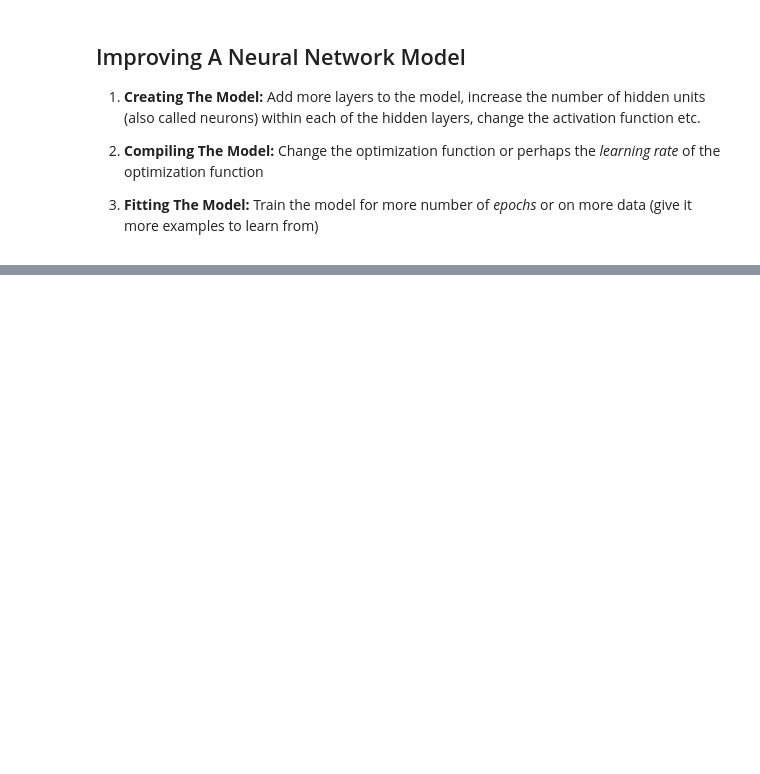
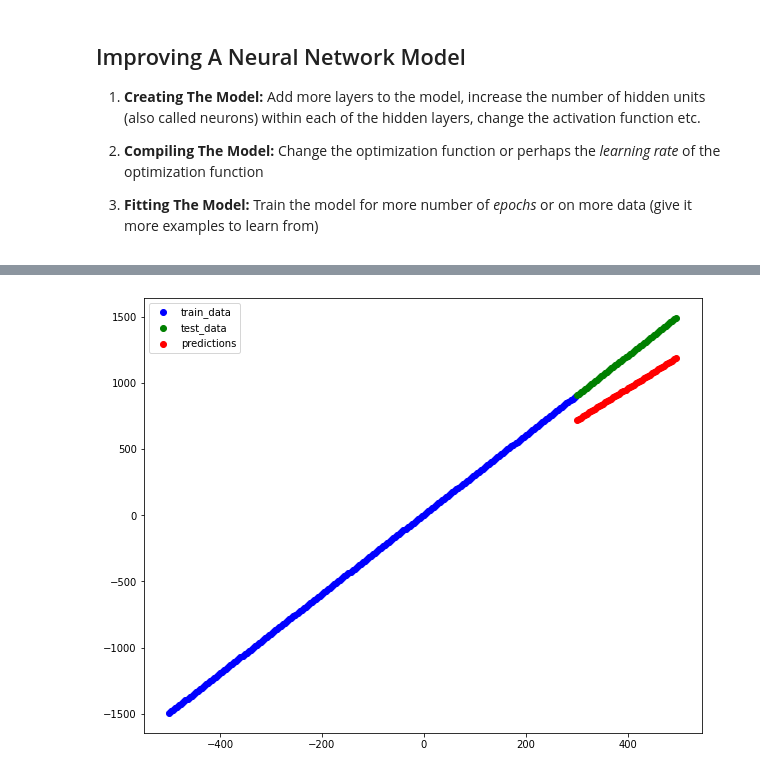
Before and after one commit to enigma6174/tensorflow-learn, a Jupyter notebook: regression/introduction_to_regression.ipynb, the cells around one changed output, grey strips where cells are left out. Drawn from its saved outputs; the diff is of its cells as text; code cells hidden in the pictures; blank space fills up the shorter version.

```diff
--- a/regression/introduction_to_regression.ipynb
+++ b/regression/introduction_to_regression.ipynb
@@ -271,0 +341,2 @@ array([[54.06441 ],
+# %%
+model.fit(x_train, y_train, epochs=25)
@@ -271,0 +366,3 @@ array([[54.06441 ],
+# %%
+# get the predictions
+y_pred = model.predict(x_test)
@@ -271,0 +371,16 @@ array([[54.06441 ],
+# %%
+plt.figure(figsize=(10, 8))
+
+# plot the training data
+plt.scatter(x_train, y_train, c="blue", label="train_data")
+
+# plot the testing data
+plt.scatter(x_test, y_test, c="green", label="test_data")
+
+# plot the predictions
+plt.scatter(x_test, y_pred, c="red", label="predictions")
+
+plt.legend()
+plt.show()
+# %% [output]
+[figure, added]
```
Also changed, not shown: parts of 62 cells of this notebook.
